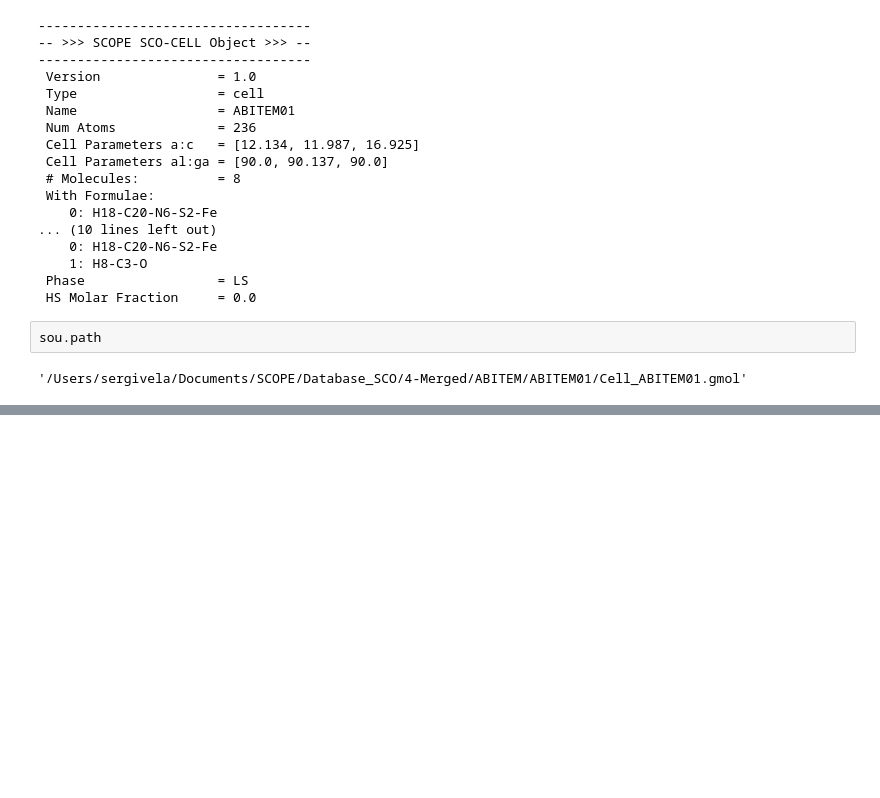
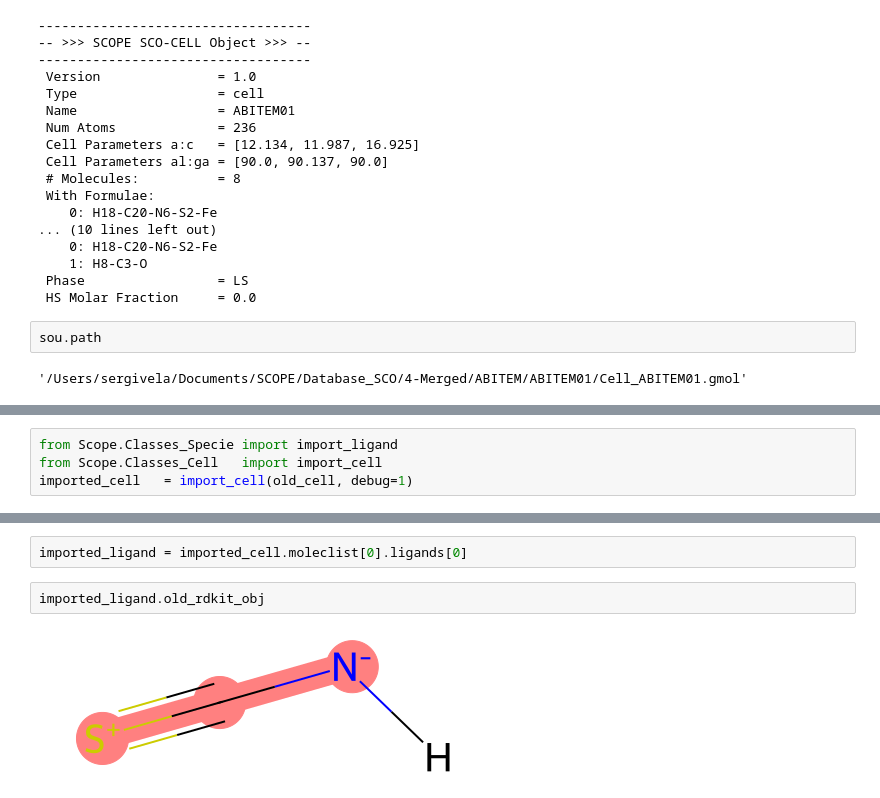
Before and after one commit to QTC-IQAC/Scope, a Jupyter notebook: tutorials/tests_during_tutorials.ipynb, the cells around one changed output, grey strips where cells are left out. Drawn from its saved outputs; the diff is of its cells as text; blank space fills up the shorter version.

```diff
--- a/tutorials/tests_during_tutorials.ipynb
+++ b/tutorials/tests_during_tutorials.ipynb
@@ -57,0 +95,4 @@ old_cell = load_binary('/Users/sergivela/Documents/SCOPE/Database_SCO/4-Merged/A
+# %%
+from Scope.Classes_Specie import import_ligand
+from Scope.Classes_Cell   import import_cell
+imported_cell   = import_cell(old_cell, debug=1)
@@ -57,0 +117,6 @@ old_cell = load_binary('/Users/sergivela/Documents/SCOPE/Database_SCO/4-Merged/A
+# %%
+imported_ligand = imported_cell.moleclist[0].ligands[0]
+# %%
+imported_ligand.old_rdkit_obj
+# %% [output]
+[figure, added]
```
Also changed, not shown: parts of 22 cells of this notebook, 5 other files.
